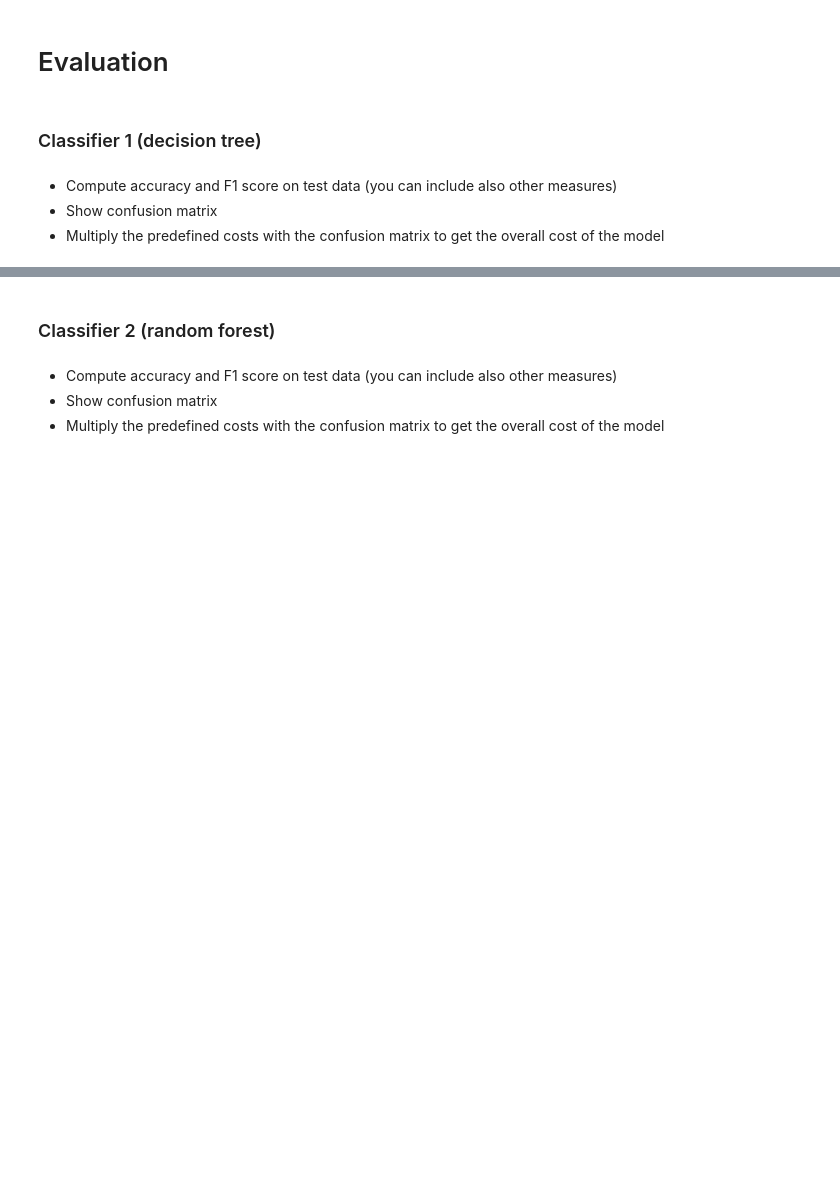
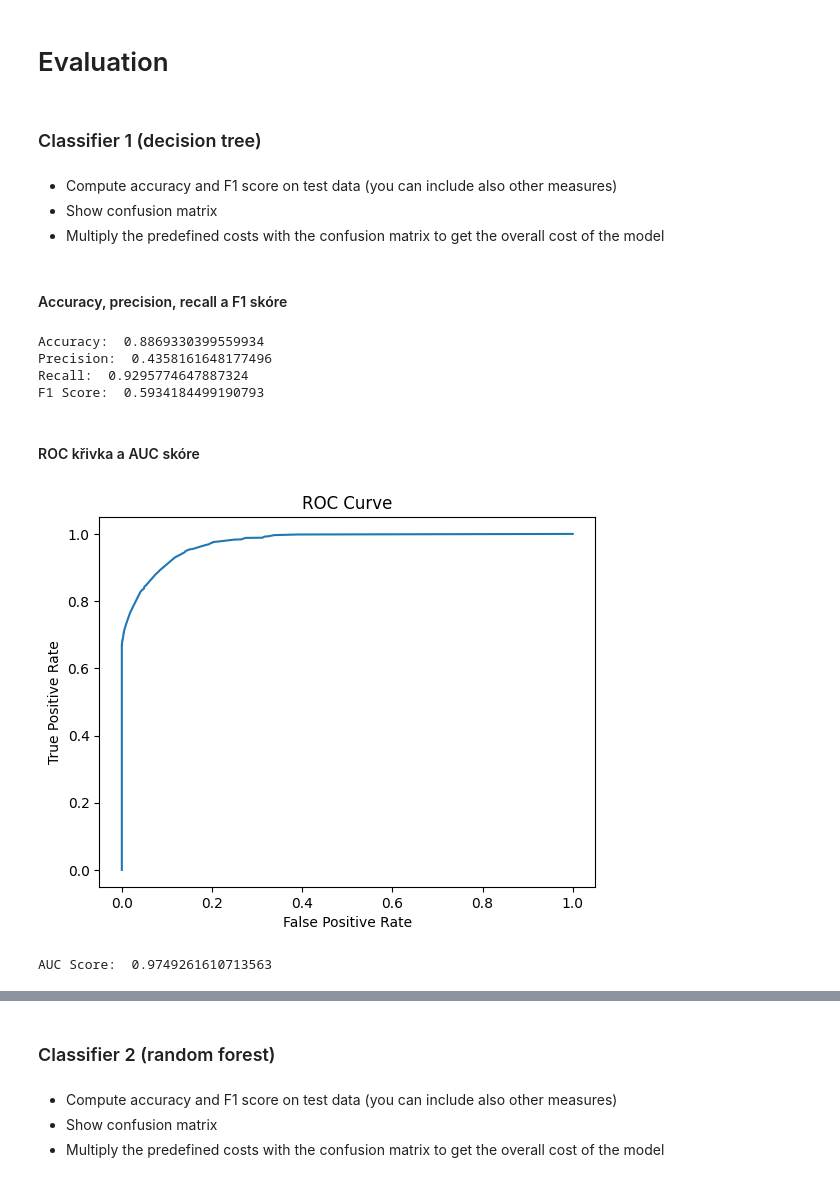
Before and after one commit to Filip-Dvorak/ZYZZ, a Jupyter notebook: template-coursework-classification.ipynb, the cells around one changed output, grey strips where cells are left out. Drawn from its saved outputs; the diff is of its cells as text; code cells hidden in the pictures; blank space fills up the shorter version.

```diff
--- a/template-coursework-classification.ipynb
+++ b/template-coursework-classification.ipynb
@@ -422,6 +407,25 @@ ValueError: Found input variables with inconsistent numbers of samples: [146400,
 # %% [markdown]
 * Try various combinations of metaparameters (such as  number of trees in a forest) and record the impact on predictive performance. You can use grid search cross-validation for this.
 * Once you determine the best values, you can refit the model with the best parameter value on the entire training data.
+# %%
+param_grid = {
+    'n_estimators': [10, 50, 100],
+    'max_depth': [3, 5, 7, 10],
+}
+
+rf_classifier = RandomForestClassifier()
+
+grid_search = GridSearchCV(rf_classifier, param_grid=param_grid, cv=5)
+
+grid_search.fit(X_train, y_train)
+
+best_params = grid_search.best_params_
+best_score = grid_search.best_score_
+print("Nejlepší parametry", best_params)
+print("Nejlepší skóre", best_score)
+
+best_rf_classifier = RandomForestClassifier(**best_params)
+best_rf_classifier.fit(X_train, y_train)
 # %% [markdown]
 ### Classifier 3 (baseline)
 # %% [markdown]
@@ -434,3 +438,37 @@ ValueError: Found input variables with inconsistent numbers of samples: [146400,
 * Compute accuracy and F1 score on test data (you can include also other measures)
 * Show confusion matrix
 * Multiply the predefined costs with the confusion matrix to get the overall cost of the model
+# %% [markdown]
+#### Accuracy, precision, recall a F1 skóre
+# %%
+y_pred = best_dt_classifier.predict(X_test[X_train.columns])
+accuracy = accuracy_score(y_test, y_pred)
+precision = precision_score(y_test, y_pred)
+recall = recall_score(y_test, y_pred)
+f1 = f1_score(y_test, y_pred)
+
+print("Accuracy: ", accuracy)
+print("Precision: ", precision)
+print("Recall: ", recall)
+print("F1 Score: ", f1)
+# %% [output]
+Accuracy:  0.8869330399559934
+Precision:  0.4358161648177496
+Recall:  0.9295774647887324
+F1 Score:  0.5934184499190793
+# %% [markdown]
+#### ROC křivka a AUC skóre
+# %%
+y_pred_proba = best_dt_classifier.predict_proba(X_test[X_train.columns])[:,1]
+fpr, tpr, thresholds = roc_curve(y_test, y_pred_proba)
+plt.plot(fpr, tpr)
+plt.xlabel('False Positive Rate')
+plt.ylabel('True Positive Rate')
+plt.title('ROC Curve')
+plt.show()
+
+auc_score = roc_auc_score(y_test, y_pred_proba)
+print("AUC Score: ", auc_score)
+# %% [output]
+[figure, added]
+AUC Score:  0.9749261610713563
```
Also changed, not shown: parts of 20 cells of this notebook.
